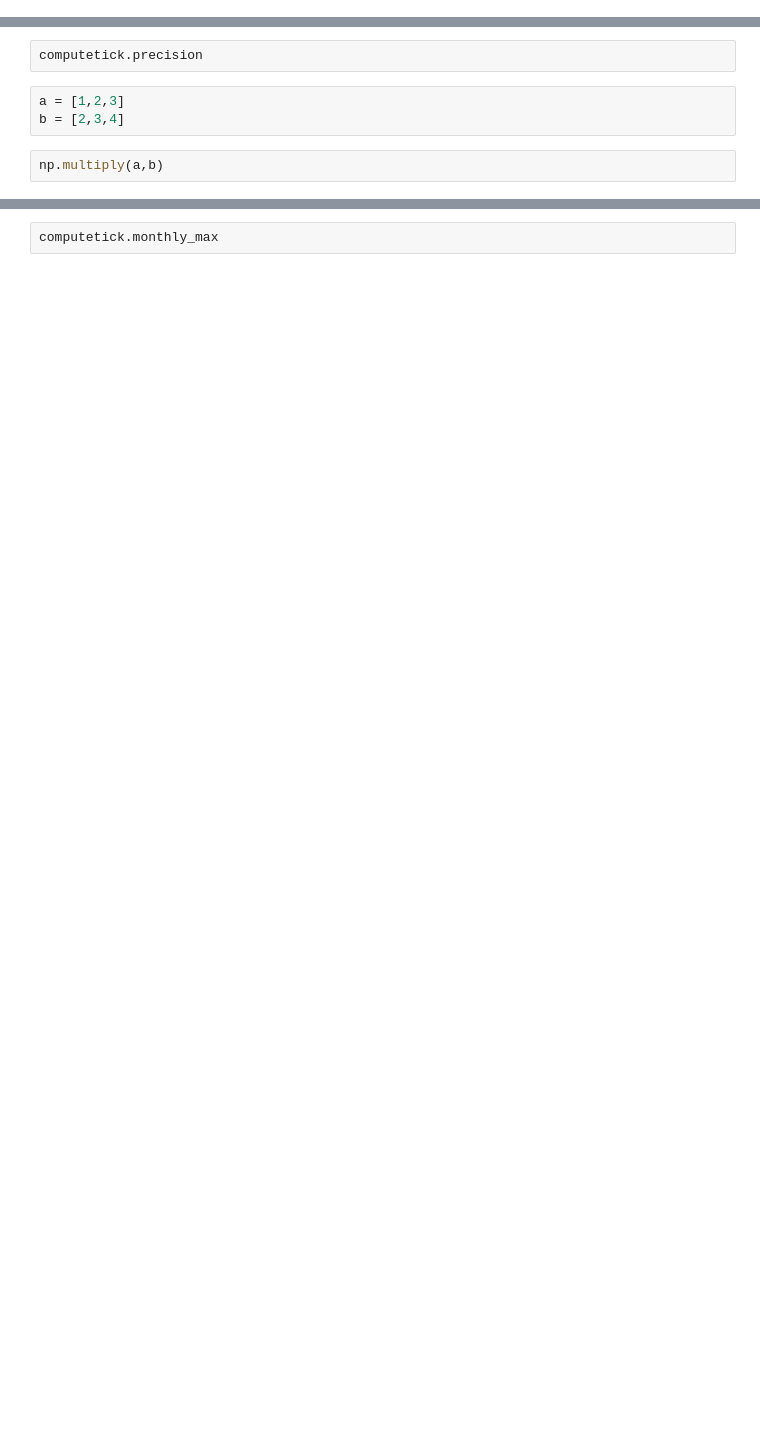
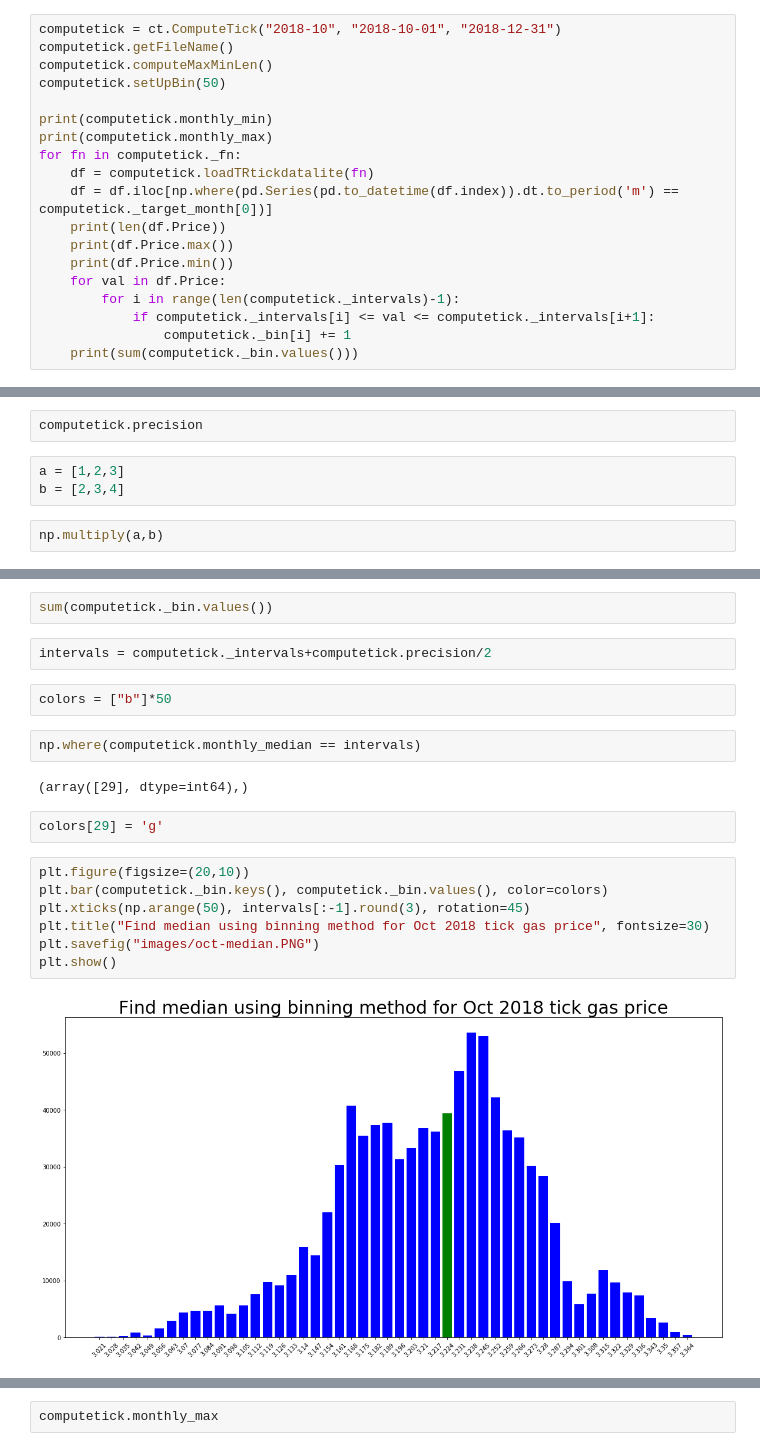
Before and after one commit to sikunzzz/Python-Dashboard, a Jupyter notebook: Bokeh_Exercise.ipynb, the cells around one changed output, grey strips where cells are left out. Drawn from its saved outputs; the diff is of its cells as text; blank space fills up the shorter version.

```diff
--- a/Bokeh_Exercise.ipynb
+++ b/Bokeh_Exercise.ipynb
@@ -210,0 +215,19 @@ computetick.FindMedian()
+# %%
+computetick = ct.ComputeTick("2018-10", "2018-10-01", "2018-12-31")
+computetick.getFileName()
+computetick.computeMaxMinLen()
+computetick.setUpBin(50)
+
+print(computetick.monthly_min)
+print(computetick.monthly_max)
+for fn in computetick._fn:
+    df = computetick.loadTRtickdatalite(fn)
+    df = df.iloc[np.where(pd.Series(pd.to_datetime(df.index)).dt.to_period('m') == computetick._target_month[0])]
+    print(len(df.Price))
+    print(df.Price.max())
+    print(df.Price.min())
+    for val in df.Price:
+        for i in range(len(computetick._intervals)-1):
+            if computetick._intervals[i] <= val <= computetick._intervals[i+1]:
+                computetick._bin[i] += 1
+    print(sum(computetick._bin.values()))
@@ -251,0 +281,21 @@ np.multiply(a,b)
+# %%
+sum(computetick._bin.values())
+# %%
+intervals = computetick._intervals+computetick.precision/2
+# %%
+colors = ["b"]*50
+# %%
+np.where(computetick.monthly_median == intervals)
+# %% [output]
+(array([29], dtype=int64),)
+# %%
+colors[29] = 'g'
+# %%
+plt.figure(figsize=(20,10))
+plt.bar(computetick._bin.keys(), computetick._bin.values(), color=colors)
+plt.xticks(np.arange(50), intervals[:-1].round(3), rotation=45)
+plt.title("Find median using binning method for Oct 2018 tick gas price", fontsize=30)
+plt.savefig("images/oct-median.PNG")
+plt.show()
+# %% [output]
+[figure, added]
```
Also changed, not shown: parts of 9 cells of this notebook, 4 other files.
